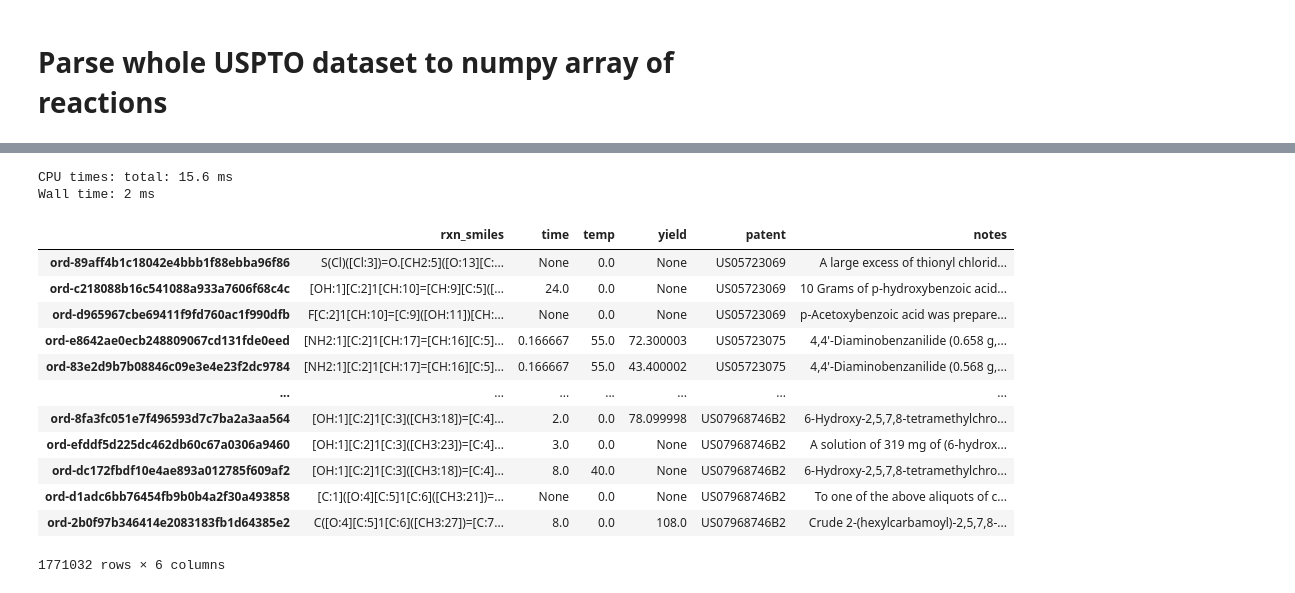
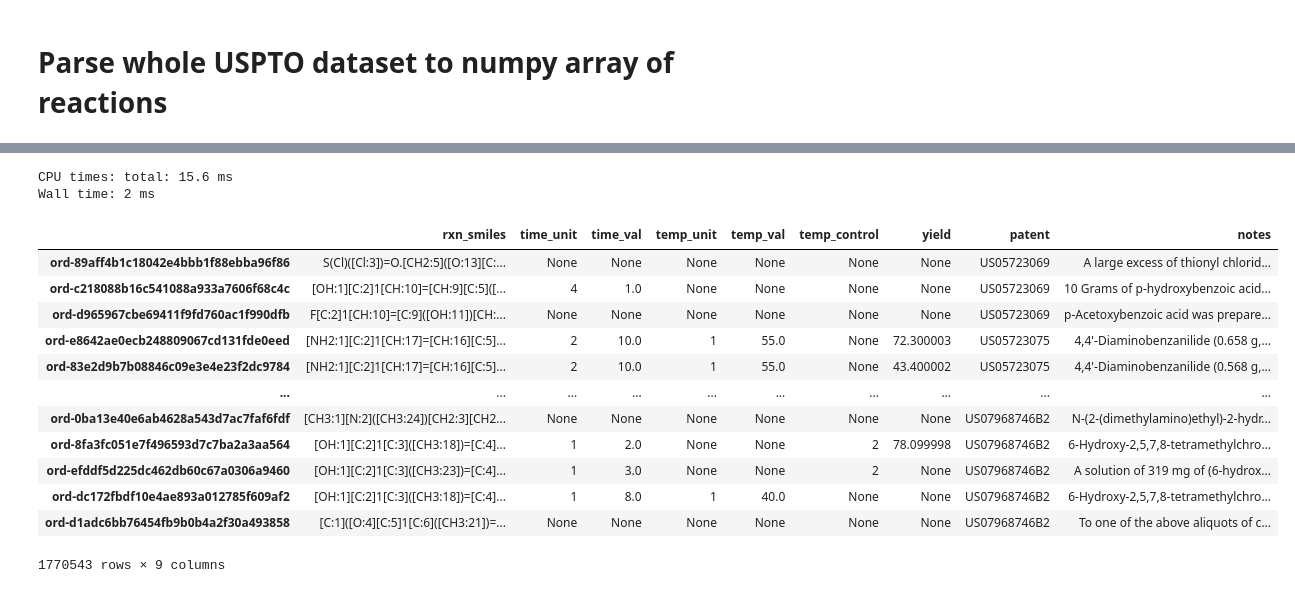
Before and after one commit to alkorolyov/selvita, a Jupyter notebook: 03_uspto_rxn_parse.ipynb, the cells around one changed output, grey strips where cells are left out. Cells and saved outputs as stored; diff of their text form; code cells hidden in the pictures.

Commit message:
Start cleaning uspto

```diff
--- a/03_uspto_rxn_parse.ipynb
+++ b/03_uspto_rxn_parse.ipynb
@@ -57,6 +57,9 @@ Wall time: 10 ms
 # %%
-dataset = load_dataset(random.choice(uspto_files))
+# dataset = load_dataset(random.choice(uspto_files))
+dataset = load_dataset(glob(f"{ORD_REPO_PATH}/data/*/*ord_dataset-c3c1091f873b4f40827973a6f1f9b685.pb.gz")[0])
 rxn = random.choice(dataset.reactions)
+
+print('Dataset size:', len(dataset.reactions))
 
 # rxn.conditions
 rxn.conditions.temperature
@@ -232,24 +231,25 @@ array([['ord-89aff4b1c18042e4bbb1f88ebba96f86',
       dtype=object)
 # %%
 %%time
-df = pd.DataFrame(arr[:, 1:], columns=['rxn_smiles', 'time', 'temp', 'yield', 'patent', 'notes'], index=arr[:, 0])
+cols = ['rxn_smiles', 'time_unit', 'time_val', 'temp_unit', 'temp_val', 'temp_control', 'yield', 'patent', 'notes']
+df = pd.DataFrame(arr[:, 1:], columns = cols, index=arr[:, 0])
 df
 # %% [output]
 CPU times: total: 15.6 ms
 Wall time: 2 ms
-|  | rxn_smiles | time | temp | yield | patent | notes |
-| ord-89aff4b1c18042e4bbb1f88ebba96f86 | S(Cl)([Cl:3])=O.[CH2:5]([O:13][C:... | None | 0.0 | None | US05723069 | A large excess of thionyl chlorid... |
-| ord-c218088b16c541088a933a7606f68c4c | [OH:1][C:2]1[CH:10]=[CH:9][C:5]([... | 24.0 | 0.0 | None | US05723069 | 10 Grams of p-hydroxybenzoic acid... |
-| ord-d965967cbe69411f9fd760ac1f990dfb | F[C:2]1[CH:10]=[C:9]([OH:11])[CH:... | None | 0.0 | None | US05723069 | p-Acetoxybenzoic acid was prepare... |
-| ord-e8642ae0ecb248809067cd131fde0eed | [NH2:1][C:2]1[CH:17]=[CH:16][C:5]... | 0.166667 | 55.0 | 72.300003 | US05723075 | 4,4'-Diaminobenzanilide (0.658 g,... |
-| ord-83e2d9b7b08846c09e3e4e23f2dc9784 | [NH2:1][C:2]1[CH:17]=[CH:16][C:5]... | 0.166667 | 55.0 | 43.400002 | US05723075 | 4,4'-Diaminobenzanilide (0.568 g,... |
-| ... | ... | ... | ... | ... | ... | ... |
-| ord-8fa3fc051e7f496593d7c7ba2a3aa564 | [OH:1][C:2]1[C:3]([CH3:18])=[C:4]... | 2.0 | 0.0 | 78.099998 | US07968746B2 | 6-Hydroxy-2,5,7,8-tetramethylchro... |
-| ord-efddf5d225dc462db60c67a0306a9460 | [OH:1][C:2]1[C:3]([CH3:23])=[C:4]... | 3.0 | 0.0 | None | US07968746B2 | A solution of 319 mg of (6-hydrox... |
-| ord-dc172fbdf10e4ae893a012785f609af2 | [OH:1][C:2]1[C:3]([CH3:18])=[C:4]... | 8.0 | 40.0 | None | US07968746B2 | 6-Hydroxy-2,5,7,8-tetramethylchro... |
-| ord-d1adc6bb76454fb9b0b4a2f30a493858 | [C:1]([O:4][C:5]1[C:6]([CH3:21])=... | None | 0.0 | None | US07968746B2 | To one of the above aliquots of c... |
-| ord-2b0f97b346414e2083183fb1d64385e2 | C([O:4][C:5]1[C:6]([CH3:27])=[C:7... | 8.0 | 0.0 | 108.0 | US07968746B2 | Crude 2-(hexylcarbamoyl)-2,5,7,8-... |
+|  | rxn_smiles | time_unit | time_val | temp_unit | temp_val | temp_control | yield | patent | notes |
+| ord-89aff4b1c18042e4bbb1f88ebba96f86 | S(Cl)([Cl:3])=O.[CH2:5]([O:13][C:... | None | None | None | None | None | None | US05723069 | A large excess of thionyl chlorid... |
+| ord-c218088b16c541088a933a7606f68c4c | [OH:1][C:2]1[CH:10]=[CH:9][C:5]([... | 4 | 1.0 | None | None | None | None | US05723069 | 10 Grams of p-hydroxybenzoic acid... |
+| ord-d965967cbe69411f9fd760ac1f990dfb | F[C:2]1[CH:10]=[C:9]([OH:11])[CH:... | None | None | None | None | None | None | US05723069 | p-Acetoxybenzoic acid was prepare... |
+| ord-e8642ae0ecb248809067cd131fde0eed | [NH2:1][C:2]1[CH:17]=[CH:16][C:5]... | 2 | 10.0 | 1 | 55.0 | None | 72.300003 | US05723075 | 4,4'-Diaminobenzanilide (0.658 g,... |
+| ord-83e2d9b7b08846c09e3e4e23f2dc9784 | [NH2:1][C:2]1[CH:17]=[CH:16][C:5]... | 2 | 10.0 | 1 | 55.0 | None | 43.400002 | US05723075 | 4,4'-Diaminobenzanilide (0.568 g,... |
+| ... | ... | ... | ... | ... | ... | ... | ... | ... | ... |
+| ord-0ba13e40e6ab4628a543d7ac7faf6fdf | [CH3:1][N:2]([CH3:24])[CH2:3][CH2... | None | None | None | None | None | None | US07968746B2 | N-(2-(dimethylamino)ethyl)-2-hydr... |
+| ord-8fa3fc051e7f496593d7c7ba2a3aa564 | [OH:1][C:2]1[C:3]([CH3:18])=[C:4]... | 1 | 2.0 | None | None | 2 | 78.099998 | US07968746B2 | 6-Hydroxy-2,5,7,8-tetramethylchro... |
+| ord-efddf5d225dc462db60c67a0306a9460 | [OH:1][C:2]1[C:3]([CH3:23])=[C:4]... | 1 | 3.0 | None | None | 2 | None | US07968746B2 | A solution of 319 mg of (6-hydrox... |
+| ord-dc172fbdf10e4ae893a012785f609af2 | [OH:1][C:2]1[C:3]([CH3:18])=[C:4]... | 1 | 8.0 | 1 | 40.0 | None | None | US07968746B2 | 6-Hydroxy-2,5,7,8-tetramethylchro... |
+| ord-d1adc6bb76454fb9b0b4a2f30a493858 | [C:1]([O:4][C:5]1[C:6]([CH3:21])=... | None | None | None | None | None | None | US07968746B2 | To one of the above aliquots of c... |
-1771032 rows × 6 columns
+1770543 rows × 9 columns
 # %%
 df.info()
 # %% [output]
```
Also changed, not shown: parts of 22 cells of this notebook, 9 other files.
